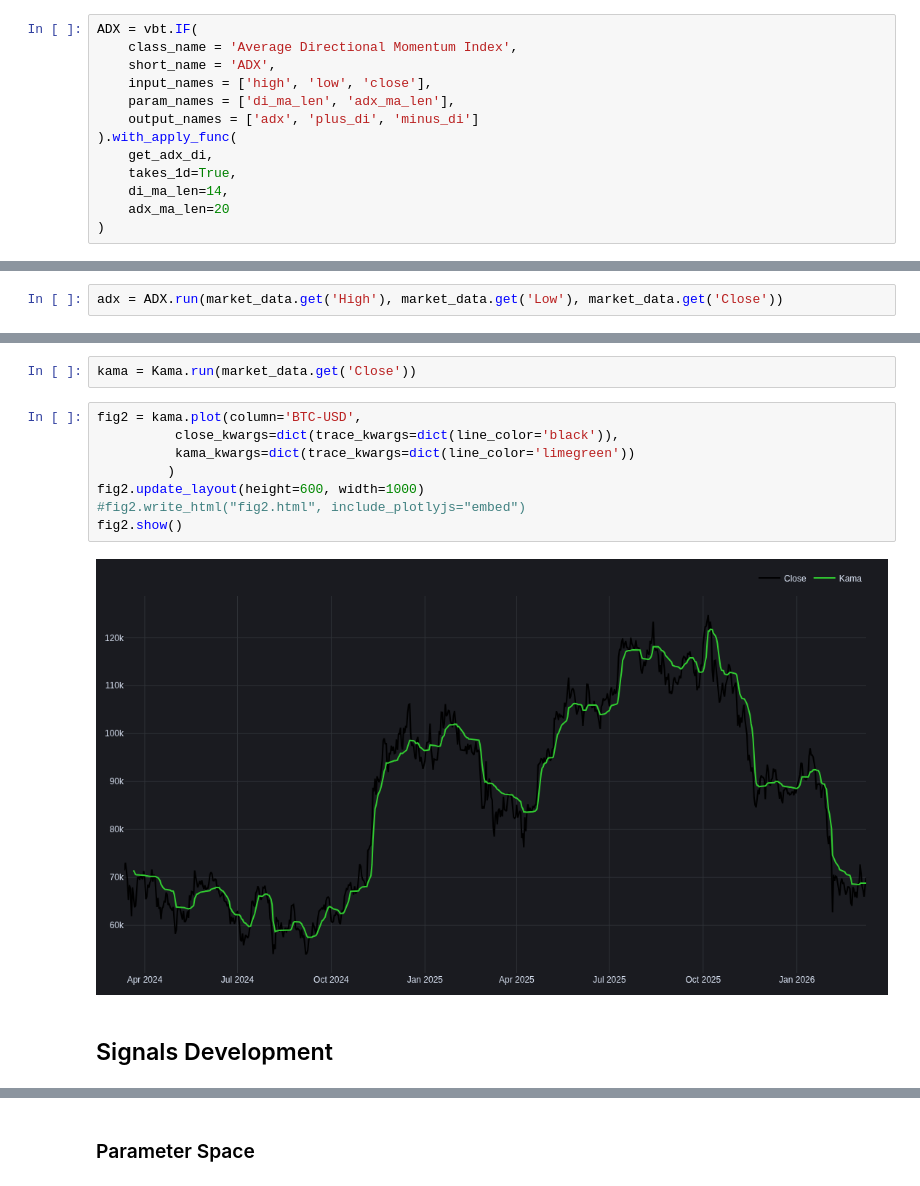
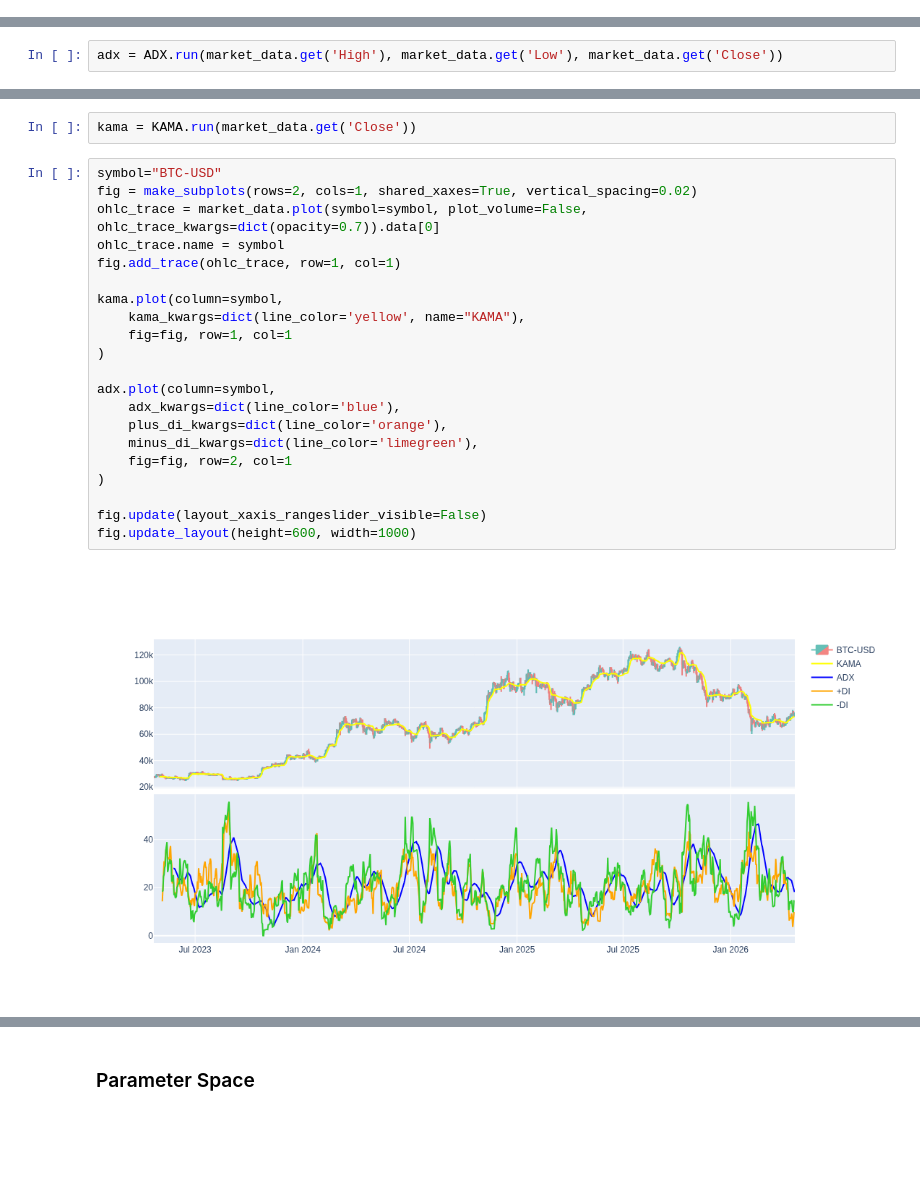
Before and after one commit to ardenpalme/strat_v0, a Jupyter notebook: strategy.ipynb, the cells around one changed output, grey strips where cells are left out. Saved outputs shown, nothing was run; the diff lists cells and outputs as text; blank space fills up the shorter version.

```diff
--- a/strategy.ipynb
+++ b/strategy.ipynb
@@ -162,13 +69,0 @@ The following code creates an vector-bt indicator from the Numba-accelerated fun
-# %%
-ADX = vbt.IF(
-    class_name = 'Average Directional Momentum Index',
-    short_name = 'ADX',
-    input_names = ['high', 'low', 'close'],
-    param_names = ['di_ma_len', 'adx_ma_len'],
-    output_names = ['adx', 'plus_di', 'minus_di']
-).with_apply_func(
-    get_adx_di,
-    takes_1d=True,
-    di_ma_len=14,
-    adx_ma_len=20
-)
@@ -379,14 +154,25 @@ class Kama(Kama):
 # %%
-kama = Kama.run(market_data.get('Close'))
+kama = KAMA.run(market_data.get('Close'))
-# %%
-fig2 = kama.plot(column='BTC-USD',
-          close_kwargs=dict(trace_kwargs=dict(line_color='black')),
-          kama_kwargs=dict(trace_kwargs=dict(line_color='limegreen'))
-         )
-fig2.update_layout(height=600, width=1000)
-#fig2.write_html("fig2.html", include_plotlyjs="embed")
-fig2.show()
-# %% [output]
-[figure, removed]
-# %% [markdown]
-## Signals Development
+# %%
+symbol="BTC-USD"
+fig = make_subplots(rows=2, cols=1, shared_xaxes=True, vertical_spacing=0.02)
+ohlc_trace = market_data.plot(symbol=symbol, plot_volume=False, ohlc_trace_kwargs=dict(opacity=0.7)).data[0]
+ohlc_trace.name = symbol
+fig.add_trace(ohlc_trace, row=1, col=1)
+
+kama.plot(column=symbol,
+    kama_kwargs=dict(line_color='yellow', name="KAMA"),
+    fig=fig, row=1, col=1
+)
+
+adx.plot(column=symbol,
+    adx_kwargs=dict(line_color='blue'),
+    plus_di_kwargs=dict(line_color='orange'),
+    minus_di_kwargs=dict(line_color='limegreen'),
+    fig=fig, row=2, col=1
+)
+
+fig.update(layout_xaxis_rangeslider_visible=False)
+fig.update_layout(height=600, width=1000)
+# %% [output]
+[figure, added]
```
Also changed, not shown: parts of 84 cells of this notebook, 4 other files.
